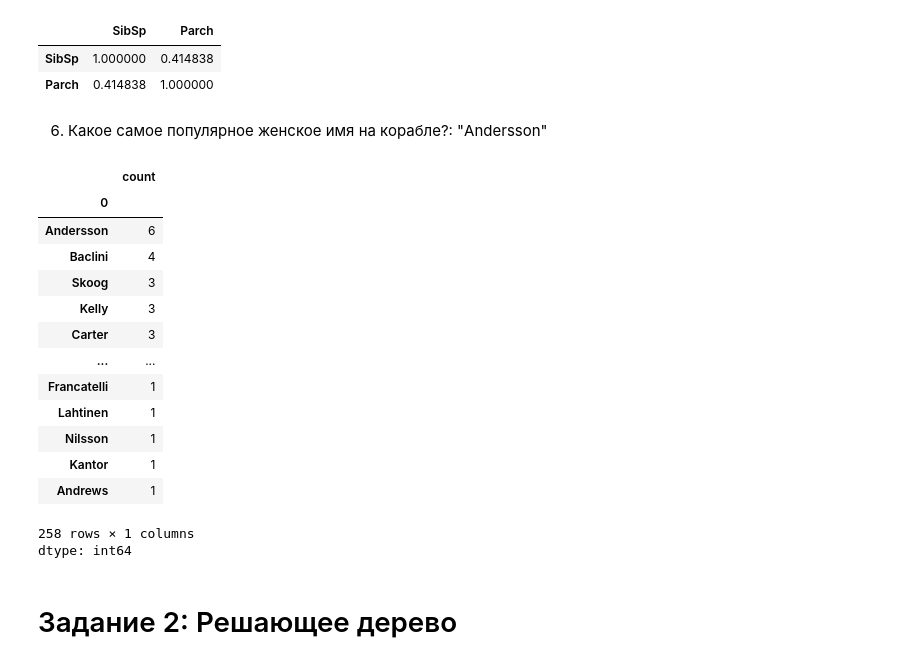
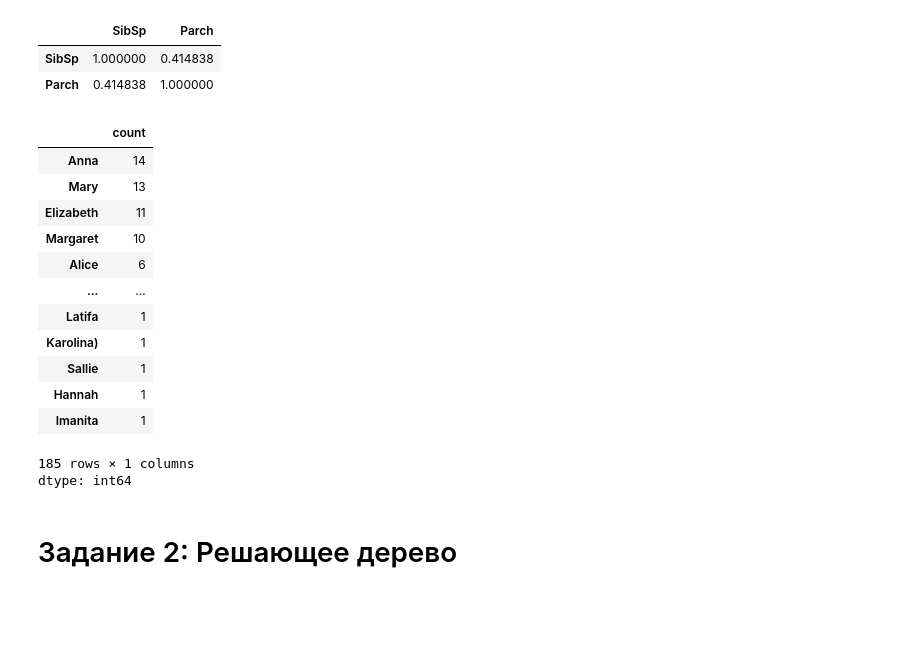
Before and after one commit to AlexeyTri/Home_work_NN, a Jupyter notebook: HomeWork_1_2.ipynb, the cells around one changed output. Saved outputs shown, nothing was run; the diff lists cells and outputs as text; code cells hidden in the pictures; blank space fills up the shorter version.

```diff
--- a/HomeWork_1_2.ipynb
+++ b/HomeWork_1_2.ipynb
@@ -79,6 +80,4 @@ df[['SibSp', 'Parch']].corr(method='pearson')
 |  | SibSp | Parch |
 | SibSp | 1.000000 | 0.414838 |
 | Parch | 0.414838 | 1.000000 |
-# %% [markdown]
-6. Какое самое популярное женское имя на корабле?: "Andersson"
 # %%
@@ -85,19 +86,21 @@ df[['SibSp', 'Parch']].corr(method='pearson')
 fem = df[df['Sex'] == 'female'].reset_index(drop=True)['Name']
-# %%
-fem.str.split(r",", expand=True)[0].value_counts()
-# %% [output]
-|  | count |
-| 0 |  |
-| Andersson | 6 |
-| Baclini | 4 |
-| Skoog | 3 |
-| Kelly | 3 |
-| Carter | 3 |
-| ... | ... |
-| Francatelli | 1 |
-| Lahtinen | 1 |
-| Nilsson | 1 |
-| Kantor | 1 |
-| Andrews | 1 |
-258 rows × 1 columns
-dtype: int64
+# %%
+fem_df = fem.str.split(r".", expand=True)[1].str.split(r"(", expand=True)
+fem_miss = fem_df[fem_df.iloc[:, 1].isnull()][0].str.split(r" ", expand=True)[1]
+fem_mrs = fem_df[fem_df.iloc[:, 1].notnull()][1].str.split(r" ", expand=True)[0]
+pd.concat([fem_miss, fem_mrs], axis=0).value_counts()
+# %% [output]
+|  | count |
+| Anna | 14 |
+| Mary | 13 |
+| Elizabeth | 11 |
+| Margaret | 10 |
+| Alice | 6 |
+| ... | ... |
+| Latifa | 1 |
+| Karolina) | 1 |
+| Sallie | 1 |
+| Hannah | 1 |
+| Imanita | 1 |
+185 rows × 1 columns
+dtype: int64
```
Also changed, not shown: parts of 12 cells of this notebook.
